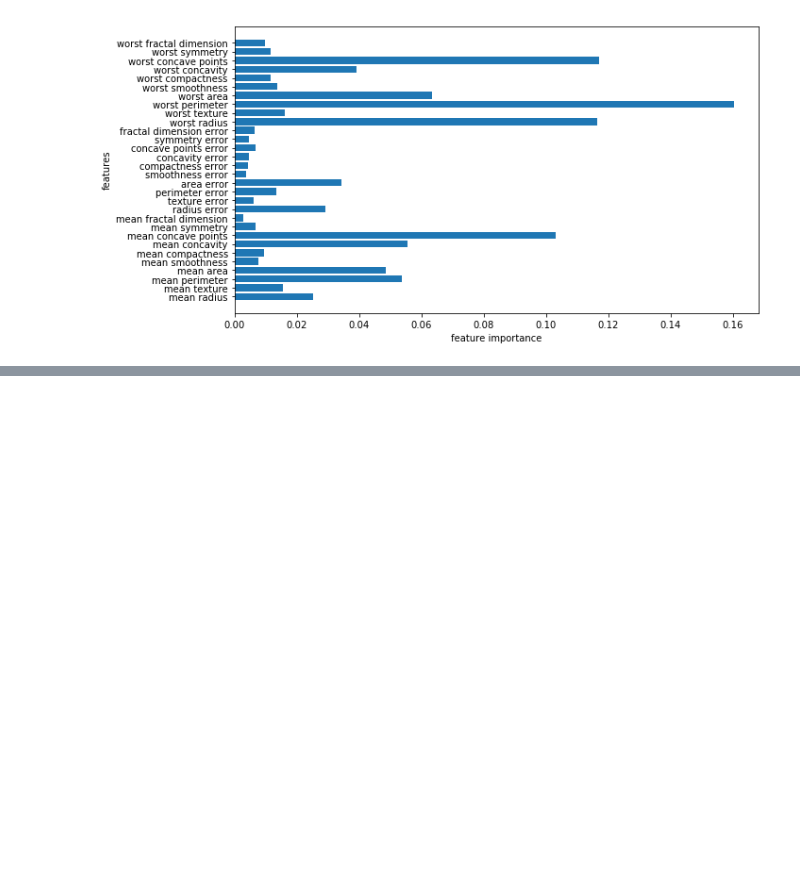
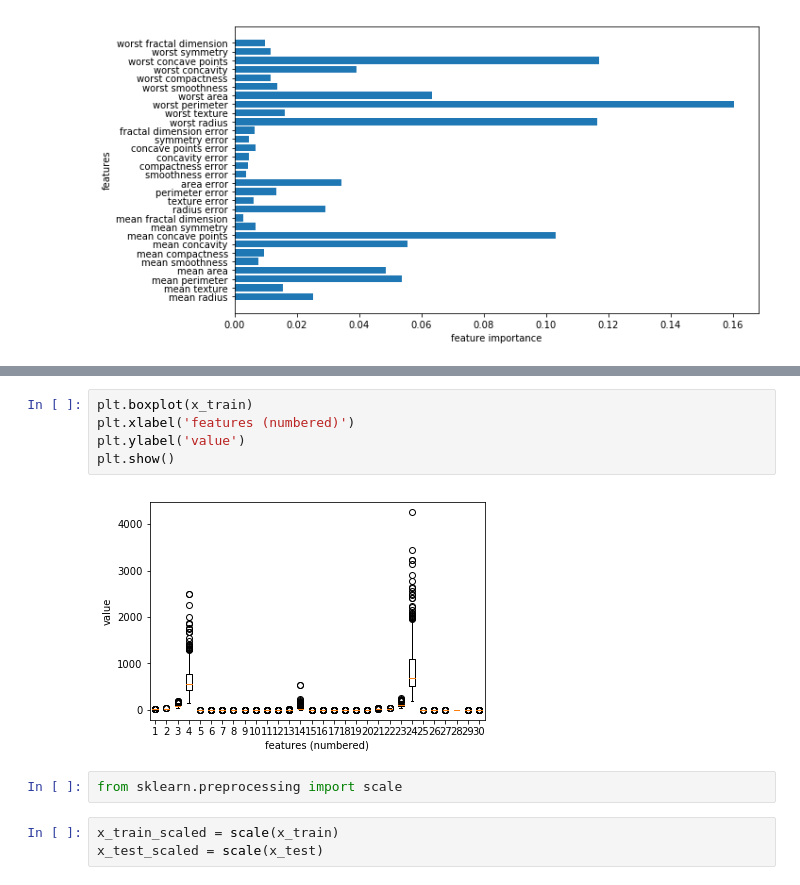
Before and after one commit to k821209/biostatistics, a Jupyter notebook: ML_170928_supervised_learning.ipynb, the cells around one changed output, grey strips where cells are left out. Drawn from its saved outputs; the diff is of its cells as text; blank space fills up the shorter version.

```diff
--- a/ML_170928_supervised_learning.ipynb
+++ b/ML_170928_supervised_learning.ipynb
@@ -618,0 +703,12 @@ plt.show()
+# %%
+plt.boxplot(x_train)
+plt.xlabel('features (numbered)')
+plt.ylabel('value')
+plt.show()
+# %% [output]
+[figure, added]
+# %%
+from sklearn.preprocessing import scale
+# %%
+x_train_scaled = scale(x_train)
+x_test_scaled = scale(x_test)
```
Also changed, not shown: parts of 19 cells of this notebook, 3 other files.
